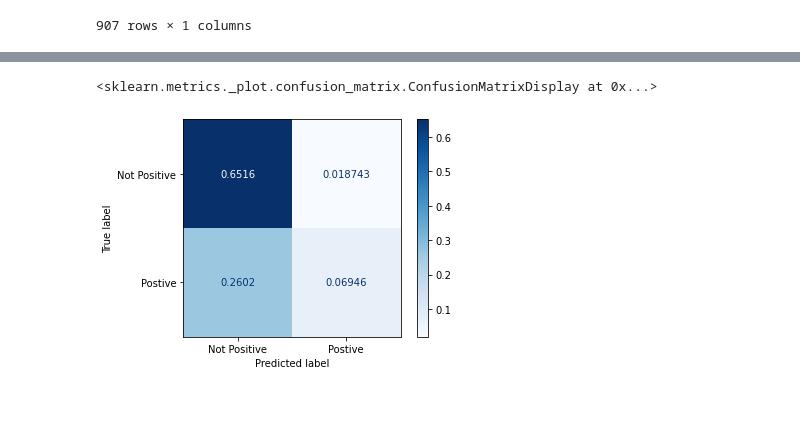
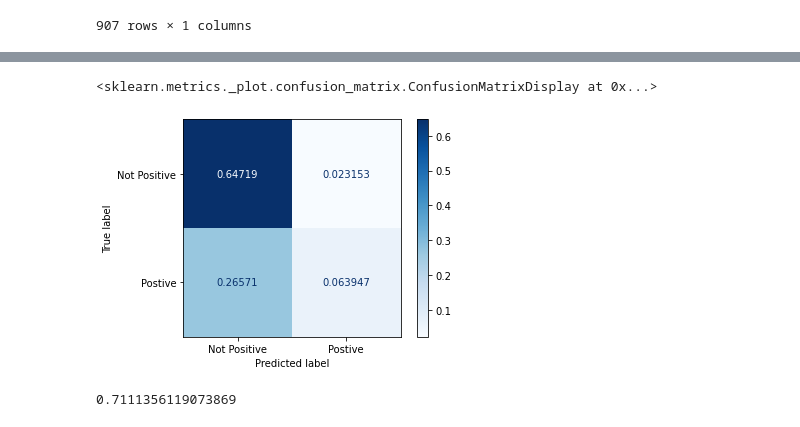
Before and after one commit to ElyLin/SentimentAnalysisProject, a Jupyter notebook: SentimentAnalysis.ipynb, the cells around one changed output, grey strips where cells are left out. Saved outputs shown, nothing was run; the diff lists cells and outputs as text; code cells hidden in the pictures.

```diff
--- a/SentimentAnalysis.ipynb
+++ b/SentimentAnalysis.ipynb
@@ -551,6 +559,7 @@ X_train.shape
 tokenizer = RegexpTokenizer(r"(?u)\w{3,}")
 stopwords_list = stopwords.words("english")
 stopwords_list.append("sxsw") #remove sxsw because it's the hashtag for the event
+stopwords_list.append("link")
 lemma = WordNetLemmatizer()
 tweet_tknzr = TweetTokenizer(strip_handles=True)
 # %%
@@ -1225,6 +1109,6 @@ ValueError: After pruning, no terms remain. Try a lower min_df or a higher max_d
 # %%
-plot_confusion_matrix(final_model, X_test["Tweet"], y_test, values_format='.5g', cmap=plt.cm.Blues,
+plot_confusion_matrix(pipe_nb_tuned, X_test["Tweet"], y_test, values_format='.5g', cmap=plt.cm.Blues,
                       display_labels=["Not Positive", "Postive"], normalize = "all")
 # %% [output]
 <sklearn.metrics._plot.confusion_matrix.ConfusionMatrixDisplay at 0x...>
-[figure, old version]
+[figure, new version]
@@ -1232,0 +1115,4 @@ X_test['Tweet'] = X_test['Tweet'].apply(lambda x: clean_tweets(x))
+# %%
+pipe_nb_tuned.score(X_test["Tweet"], y_test)
+# %% [output]
+0.7111356119073869
```
Also changed, not shown: parts of 33 cells of this notebook.
